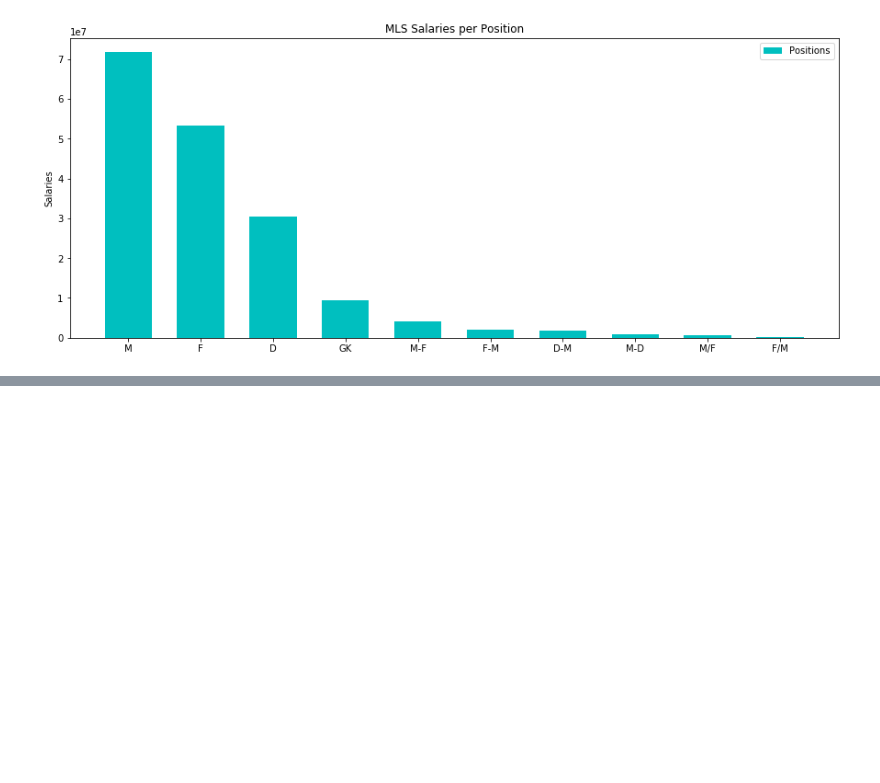
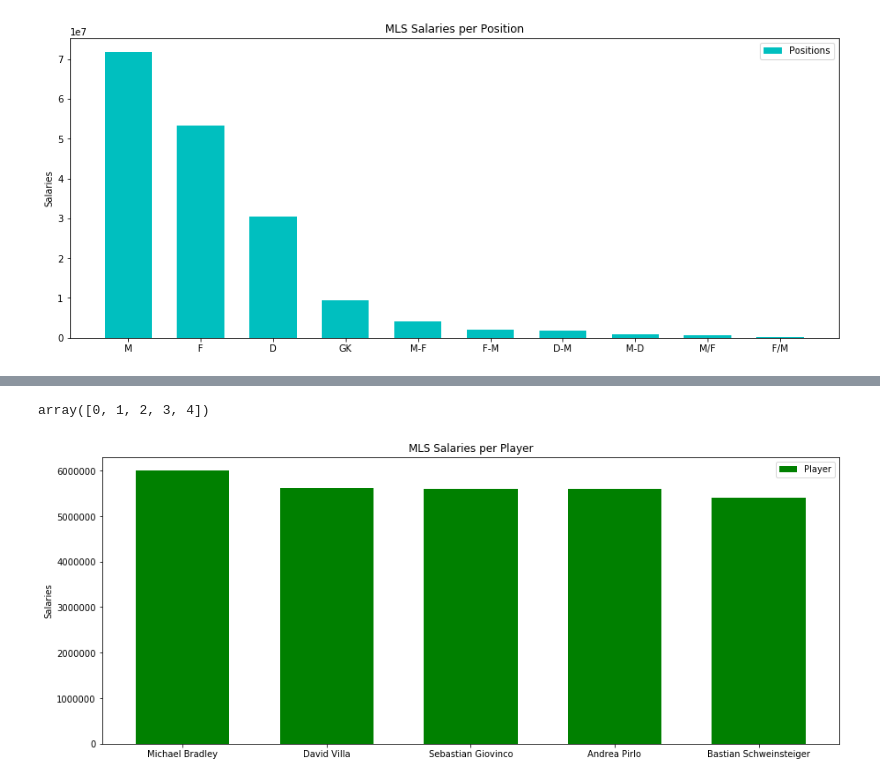
Before and after one commit to estevaoguerra19/us-soccer-salaries, a Jupyter notebook: main.ipynb, the cells around one changed output, grey strips where cells are left out. Cells and saved outputs as stored; diff of their text form; code cells hidden in the pictures; blank space fills up the shorter version.

Commit message:
adding MLS Salaries per Player

```diff
--- a/main.ipynb
+++ b/main.ipynb
@@ -240,0 +230,5 @@ plt.show()
+# %%
+data['player'] = data['first_name'] + ' ' + data['last_name']
+data.drop(['last_name', 'first_name'], axis=1, inplace=True)
+pls = data[['player', 'base_salary']].sort_values('base_salary', ascending = False).head(5).reset_index()
+pls
@@ -240,0 +242,27 @@ plt.show()
+# %%
+# Building variables to have a proeficient code understanding
+
+player = pls['player']
+salaries3 = pls['base_salary']
+# %%
+z = np.arange(len(player))
+z
+# %% [output]
+array([0, 1, 2, 3, 4])
+# %%
+length = 0.65
+fig,ax = plt.subplots(figsize = (15,6))
+
+grafico = ax.bar(z, salaries3, length, label = 'Player', color = 'G')
+
+ax.set_title('MLS Salaries per Player in 2017')
+ax.set_ylabel('Salaries')
+
+ax.set_xticks(z)
+ax.set_xticklabels(player)
+ax.legend()
+
+
+plt.show()
+# %% [output]
+[figure, added]
```
Also changed, not shown: parts of 10 cells of this notebook.
